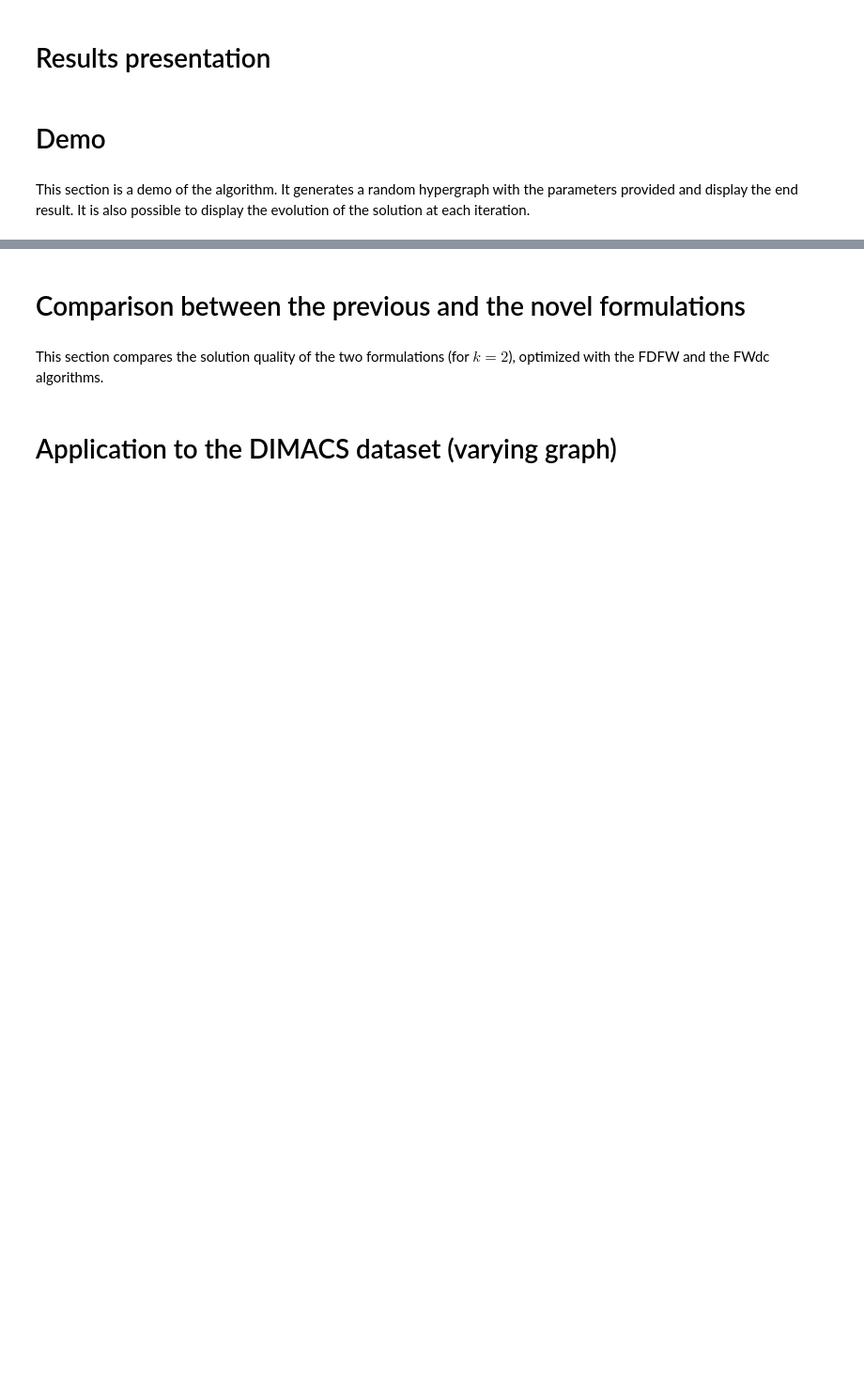
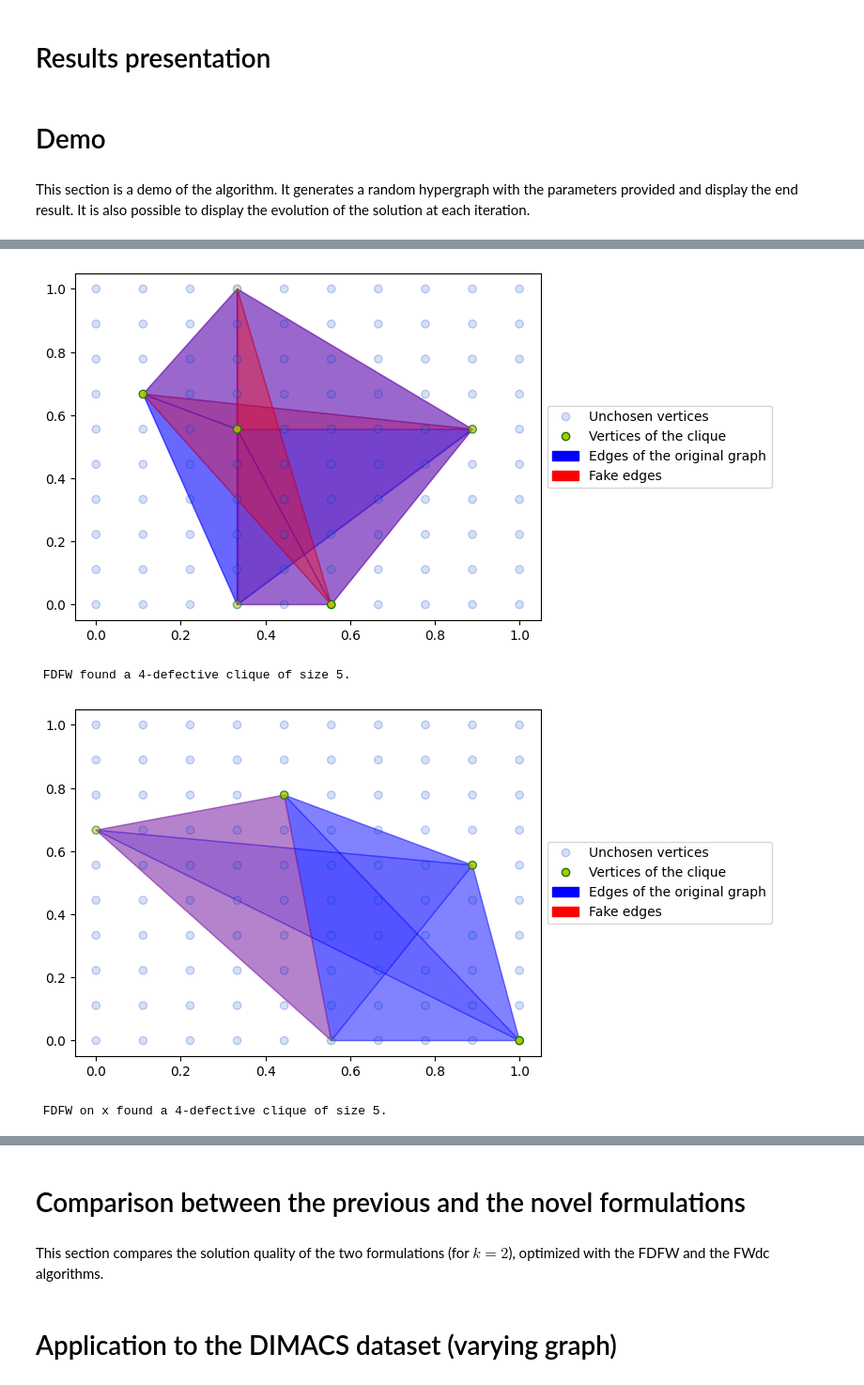
Before and after one commit to DorianGailhard/M2Internship, a Jupyter notebook: dcHypergraphsTest.ipynb, the cells around one changed output, grey strips where cells are left out. Shown at 94% size. Saved outputs shown, nothing was run; the diff lists cells and outputs as text; code cells hidden in the pictures; blank space fills up the shorter version.

```diff
--- a/dcHypergraphsTest.ipynb
+++ b/dcHypergraphsTest.ipynb
@@ -1033,7 +1034,7 @@ The algorithm is the following :
 
 2. STOP
 # %%
-def FDFW_direction_stepsize(x, y, gradient_x, reduced_gradient_y, map_indices, k_factorial):
+def FDFW_direction_stepsize(x, y, gradient_x, reduced_gradient_y, s, map_indices, k_factorial):
     """
     Compute the update direction and the maximum feasible step size for a step of the FDFW.
 
@@ -1042,6 +1043,7 @@ def FDFW_direction_stepsize(x, y, gradient_x, reduced_gradient_y, map_indices, k
     y (torch.Tensor): The current point for y.
     gradient_x (torch.Tensor): The gradient of the objective function with respect to x at the current point.
     reduced_gradient_y (torch.Tensor): The gradient of the objective function with respect to y at the current point, in its reduced version to keep only the relevant values.
+    s (int): The maximum number of missing edges in the clique.
     map_indices (list): List mapping the indices of the reduced gradient to the corresponding indices in the full gradient.
     k_factorial (int): The preprocessed value of k!.
 
@@ -1070,14 +1072,14 @@ def FDFW_direction_stepsize(x, y, gradient_x, reduced_gradient_y, map_indices, k
     support = y.clone()
     support[y_equal_to_one_indices] = 0  # To discard these values
 
-    reduced_smallest_indices_in_support = s_minimal_indices_in_support(reduced_gradient_y, support[reduced_indices_y], s - len(y_equal_to_one_indices)//k_factorial, k_factorial)
+    reduced_smallest_indices_in_support = s_minimal_indices_in_support(reduced_gradient_y, support[reduced_indices_y], s - len(y_equal_to_one_indices[0])//k_factorial, k_factorial)
     smallest_indices_in_support = [
         [map_indices[reduced_idx] for reduced_idx in array_dim] for array_dim in reduced_smallest_indices_in_support
     ]
 
     # Define the linear approximation direction for x and y
-    direction_x = torch.zeros_like(x)
-    direction_y = torch.zeros_like(y)
+    direction_x = torch.zeros_like(x, dtype=torch.float64)
+    direction_y = torch.zeros_like(y, dtype=torch.float64)
 
     dot_grad_wk = torch.dot(gradient_x, x) + torch.nansum(torch.multiply(reduced_gradient_y, y_reduced))/k_factorial  # Corresponds to the dot product between the gradient and w_k in the algorithm
 
@@ -1176,7 +1178,7 @@ def FDFW(obj_func, grad_func_x, reduced_grad_func_y, A, Abar, x0, y0, n, s, k_fa
         gradient_x = grad_func_x(x, y)
         reduced_gradient_y, map_indices = reduced_grad_func_y(x, y)
 
-        direction_x, direction_y, step_size_max = FDFW_direction_stepsize(obj_func, grad_func_x, reduced_grad_func_y, x, y, gradient_x, reduced_gradient_y, map_indices, s, k_factorial)
+        direction_x, direction_y, step_size_max = FDFW_direction_stepsize(obj_func, grad_func_x, reduced_grad_func_y, s, x, y, gradient_x, reduced_gradient_y, map_indices, s, k_factorial)
 
         # Perform Armijo line search to find the step size
         step_size = step_size_max
@@ -1379,7 +1381,7 @@ def FDFW_only_x_SSC(obj_func, grad_func, A, x0, L, n, s, k_factorial, max_iter=1
 
             x = x_new
 
-            if is_s_defective_clique(A, x, s) and abs(FW_gap) < tol:
+            if is_s_defective_clique(A, x, s) and torch.abs(FW_gap) < tol:
                 break
 
             # Plot the progress
@@ -1458,7 +1460,6 @@ def FWdc_SSC(obj_func, grad_func_x, reduced_grad_func_y, A, Abar, x0, y0, L0, n,
                 y_stationarity_counter += 1
             else:
                 y_stationarity_counter = 0
-
             y = y_new
 
         x = x_new
@@ -1511,7 +1512,7 @@ def FDFW_short_step_chain_subroutine(x, y, gradient_x, reduced_gradient_y, map_i
         i += 1
 
         # Phase I
-        direction_x, direction_y, alpha_max = FDFW_direction_stepsize(x, y, gradient_x, reduced_gradient_y, map_indices, k_factorial)
+        direction_x, direction_y, alpha_max = FDFW_direction_stepsize(x, y, gradient_x, reduced_gradient_y, s, map_indices, k_factorial)
 
         if torch.max(direction_x) == 0 and torch.max(direction_y) == 0:
             return t_x, t_y
@@ -1803,9 +1804,7 @@ print(f"\n FDFW found a {s}-defective clique of size {torch.sum(x_opt2 > 0)}.")
 if verbose != 3:
     # Extracting y because y_e = 0 or 1 is not enforced (we stop before convergence)
     y_opt2_real = torch.zeros(A.shape)
-
-    for idx in list(combinations(torch.where(x_opt2 > 0)[0], k)):
-        y_opt2_real[idx] = 1
+    y_opt2_real[tuple(zip(*permutations(torch.where(x_opt2 > 0)[0], k)))] = 1
 
     y_opt2_real[A == 1] = 0
 
@@ -1817,12 +1816,11 @@ print(f"\n FDFW on x found a {s}-defective clique of size {torch.sum(x_opt3 > 0)
 
 if verbose != 3:
     # Extracting y
-    y_opt3 = torch.zeros(A.shape)
+    y_opt3_real = torch.zeros(A.shape)
+    y_opt3_real[tuple(zip(*permutations(torch.where(x_opt3 > 0)[0], k)))] = 1
 
-    for idx in list(combinations(torch.where(x_opt3 > 0)[0], k)):
-        y_opt3[idx] = 1
-
-    y_opt3[A == 1] = 0
+    y_opt3_real[A == 1] = 0
 
     # Plot
     plot_fake_edges_and_final_clique(A, vertices, x_opt3, y_opt3)
+# %% [output]
@@ -1828,0 +1832,4 @@ if verbose != 3:
+[figure, added]
+ FDFW found a 4-defective clique of size 5.
+[figure, added]
+ FDFW on x found a 4-defective clique of size 5.
```
Also changed, not shown: parts of 8 cells of this notebook.
